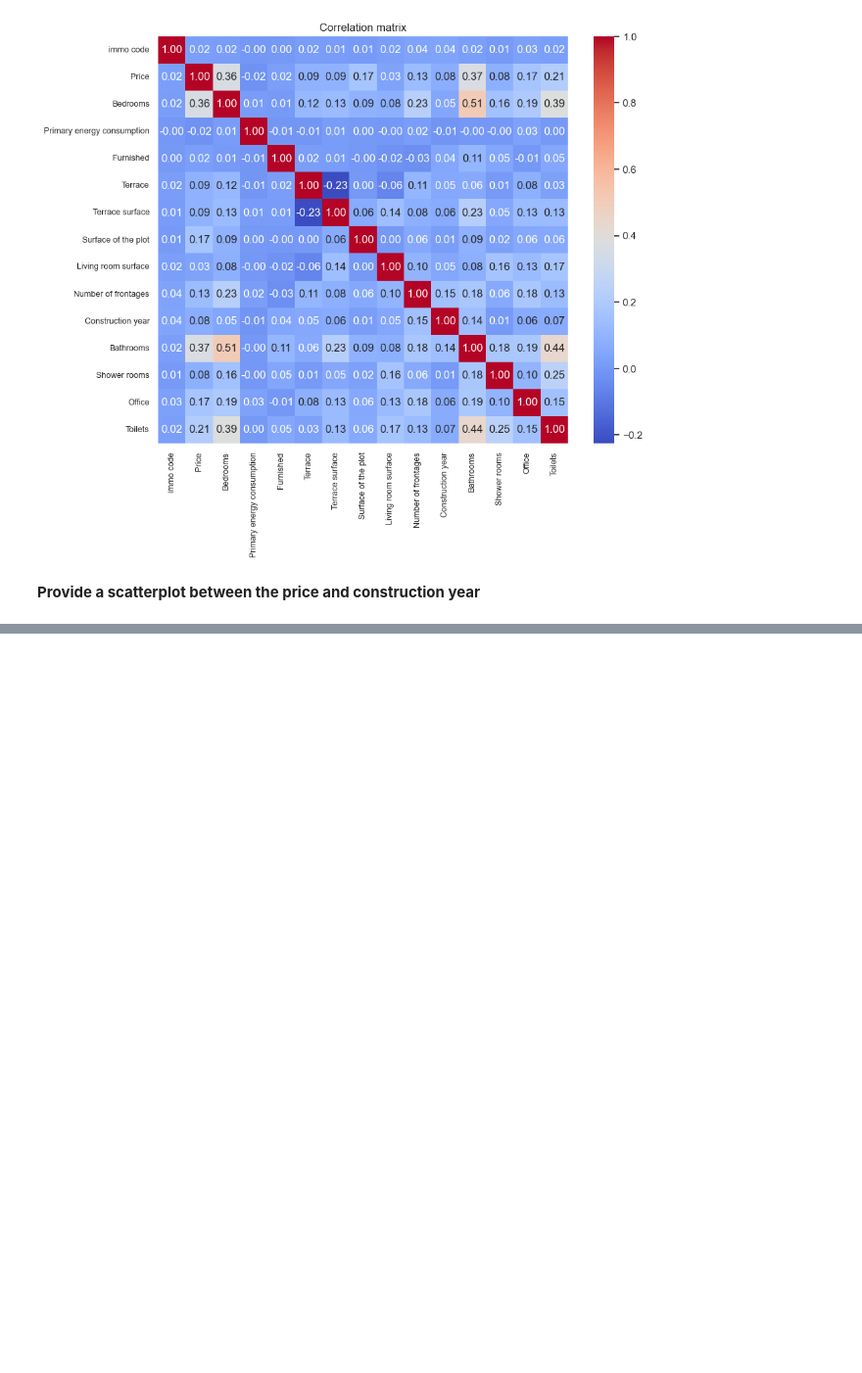
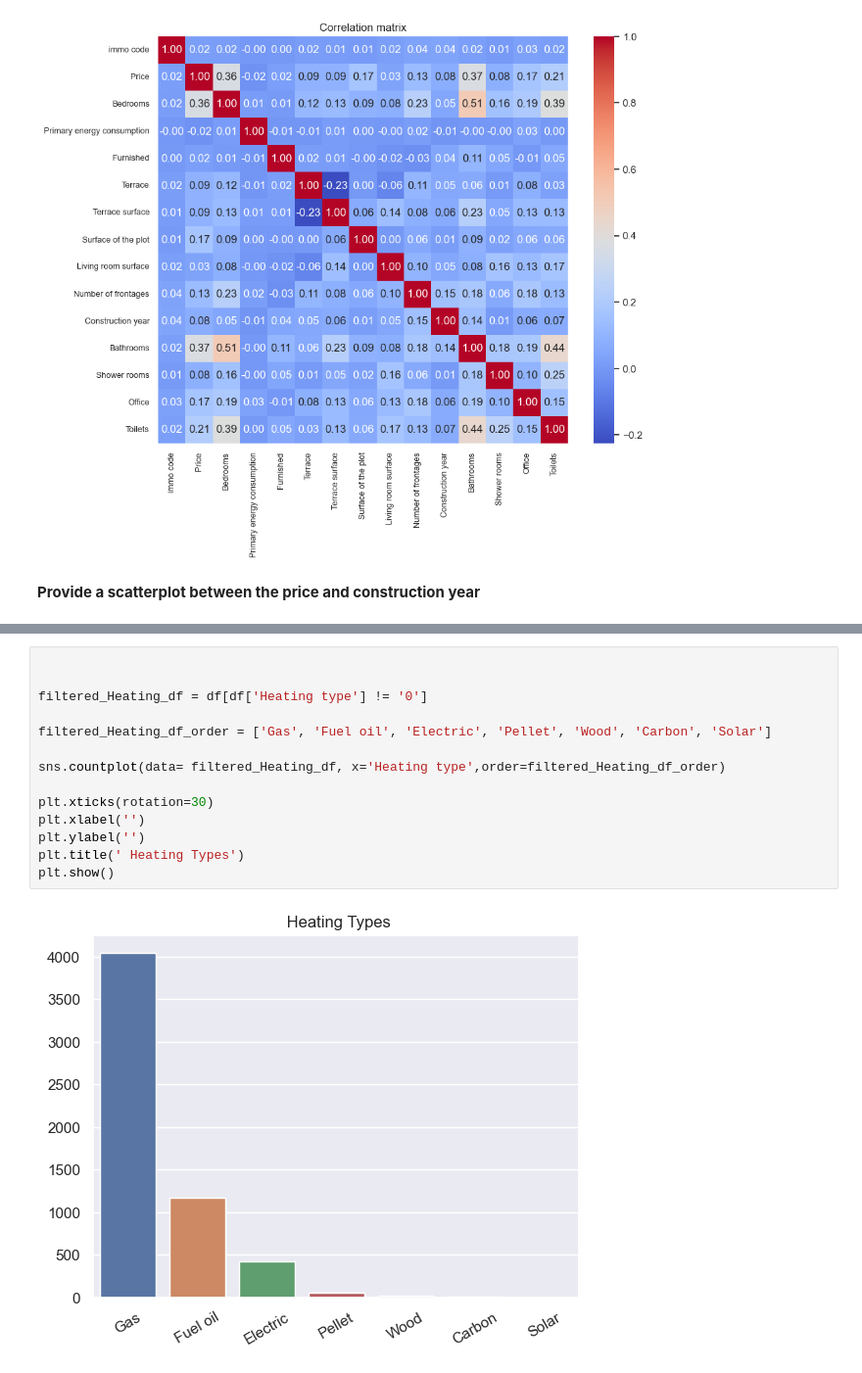
Before and after one commit to JonathanRabbi/Data_Analysis_Immo, a Jupyter notebook: Clean_Dataframe.ipynb, the cells around one changed output, grey strips where cells are left out. Shown at 98% size. Cells and saved outputs as stored; diff of their text form; blank space fills up the shorter version.

```diff
--- a/Clean_Dataframe.ipynb
+++ b/Clean_Dataframe.ipynb
@@ -241,0 +233,16 @@ df.sort_values(by='Bedrooms',ascending=False)
+# %%
+
+
+filtered_Heating_df = df[df['Heating type'] != '0']
+
+filtered_Heating_df_order = ['Gas', 'Fuel oil', 'Electric', 'Pellet', 'Wood', 'Carbon', 'Solar']
+
+sns.countplot(data= filtered_Heating_df, x='Heating type',order=filtered_Heating_df_order)
+
+plt.xticks(rotation=30)
+plt.xlabel('')
+plt.ylabel('')
+plt.title(' Heating Types')
+plt.show()
+# %% [output]
+[figure, added]
```
Also changed, not shown: parts of 13 cells of this notebook, 1 other file.
